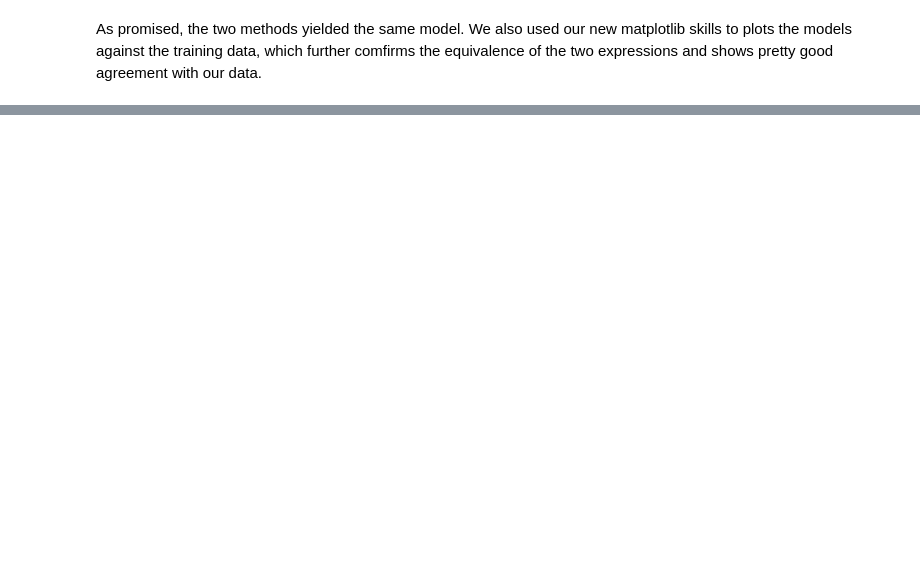
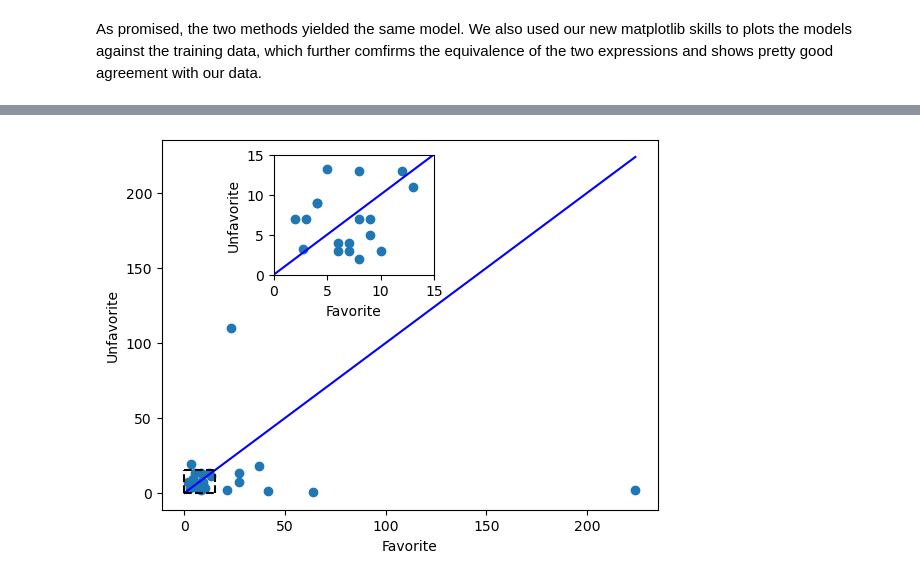
Before and after one commit to SECQUOIA/PU_CHE597_S2025, a Jupyter notebook: 3-Matplotlib/Matplotlib.ipynb, the cells around one changed output, grey strips where cells are left out. Saved outputs shown, nothing was run; the diff lists cells and outputs as text; code cells hidden in the pictures; blank space fills up the shorter version.

```diff
--- a/3-Matplotlib/Matplotlib.ipynb
+++ b/3-Matplotlib/Matplotlib.ipynb
@@ -388,0 +483,40 @@ As promised, the two methods yielded the same model. We also used our new matplo
+# %%
+# Plot a scatter plot of favorite vs least favorite numbers
+plt.figure()
+
+# Add a x=y line to the plot
+plt.plot([0,max(max([x for x in favorite_numbers if x != float("inf")]),max([x for x in unfavorite_numbers if x != float("inf")]))]
+          ,[0,max(max([x for x in favorite_numbers if x != float("inf")]),max([x for x in unfavorite_numbers if x != float("inf")]))]
+            ,color='b')
+plt.scatter(favorite_numbers,unfavorite_numbers)
+plt.xlabel("Favorite")
+plt.ylabel("Unfavorite")
+# Add some lines that highlight the zoomed-in region and the connext to the zoomed-in subplot
+zoom = 15
+# Add a x=y line to the plot
+plt.plot([0,max(max(favorite_numbers), max(unfavorite_numbers))],[0,max(max(favorite_numbers), max(unfavorite_numbers))],color='b'
+         )
+
+plt.plot([0,zoom],[zoom,zoom],color='k',linestyle='dashed')
+plt.plot([zoom,zoom],[0,zoom],color='k',linestyle='dashed')
+plt.plot([0,zoom],[0,0],color='k',linestyle='dashed')
+plt.plot([0,0],[0,zoom],color='k',linestyle='dashed')
+
+# Create a miniplot in the upper-left corner with a zoomed-in view of the data from 0 to zoom
+plt.axes([0.3, 0.6, 0.25, 0.25])
+
+# Add a x=y line to the plot
+plt.plot([0,max(max([x for x in favorite_numbers if x != float("inf")]),max([x for x in unfavorite_numbers if x != float("inf")]))]
+          ,[0,max(max([x for x in favorite_numbers if x != float("inf")]),max([x for x in unfavorite_numbers if x != float("inf")]))]
+            ,color='b')
+
+plt.scatter(favorite_numbers,unfavorite_numbers)
+plt.xlim(0,zoom)
+plt.ylim(0,zoom)
+
+plt.xlabel("Favorite")
+plt.ylabel("Unfavorite")
+
+plt.show()
+# %% [output]
+[figure, added]
```
Also changed, not shown: parts of 25 cells of this notebook.
